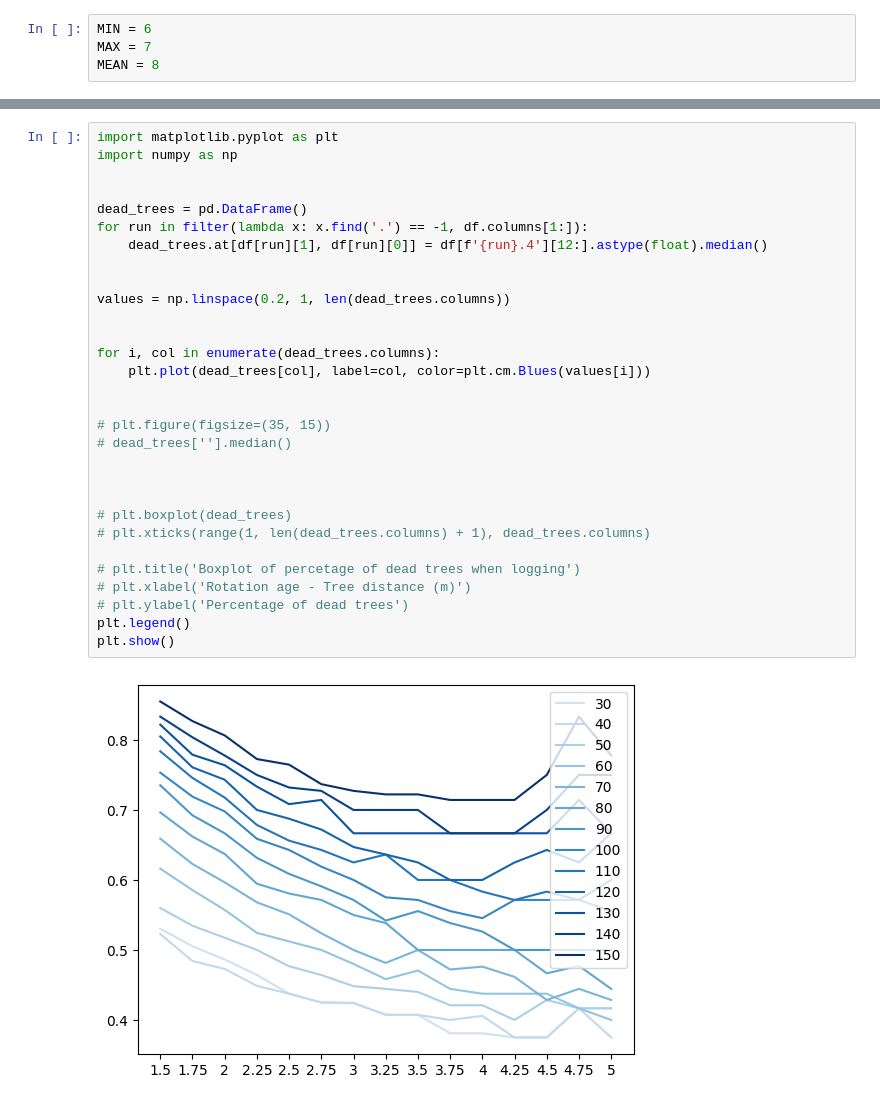
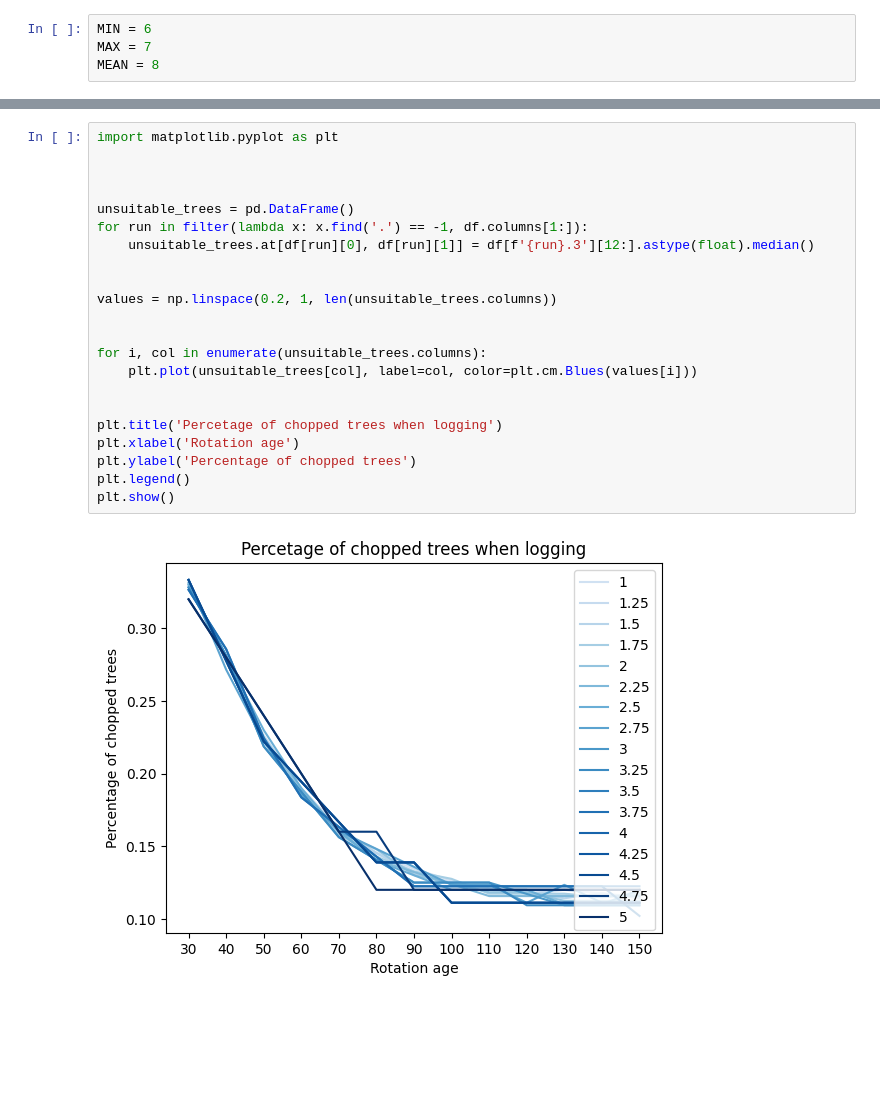
Before and after one commit to matejpekar/tree-rotation-age-model, a Jupyter notebook: analysis.ipynb, the cells around one changed output, grey strips where cells are left out. Drawn from its saved outputs; the diff is of its cells as text; blank space fills up the shorter version.

```diff
--- a/analysis.ipynb
+++ b/analysis.ipynb
@@ -116,32 +170,24 @@ plt.show()
 # %%
 import matplotlib.pyplot as plt
-import numpy as np
-
-
-dead_trees = pd.DataFrame()
-for run in filter(lambda x: x.find('.') == -1, df.columns[1:]):
-    dead_trees.at[df[run][1], df[run][0]] = df[f'{run}.4'][12:].astype(float).median()
-
-
-values = np.linspace(0.2, 1, len(dead_trees.columns))
-
-
-for i, col in enumerate(dead_trees.columns):
-    plt.plot(dead_trees[col], label=col, color=plt.cm.Blues(values[i]))
-
-
-# plt.figure(figsize=(35, 15))
-# dead_trees[''].median()
 
 
 
-# plt.boxplot(dead_trees)
-# plt.xticks(range(1, len(dead_trees.columns) + 1), dead_trees.columns)
+unsuitable_trees = pd.DataFrame()
+for run in filter(lambda x: x.find('.') == -1, df.columns[1:]):
+    unsuitable_trees.at[df[run][0], df[run][1]] = df[f'{run}.3'][12:].astype(float).median()
 
-# plt.title('Boxplot of percetage of dead trees when logging')
-# plt.xlabel('Rotation age - Tree distance (m)')
-# plt.ylabel('Percentage of dead trees')
+
+values = np.linspace(0.2, 1, len(unsuitable_trees.columns))
+
+
+for i, col in enumerate(unsuitable_trees.columns):
+    plt.plot(unsuitable_trees[col], label=col, color=plt.cm.Blues(values[i]))
+
+
+plt.title('Percetage of chopped trees when logging')
+plt.xlabel('Rotation age')
+plt.ylabel('Percentage of chopped trees')
 plt.legend()
 plt.show()
 # %% [output]
-[figure, old version]
+[figure, new version]
```
Also changed, not shown: parts of 10 cells of this notebook, 3 other files.
